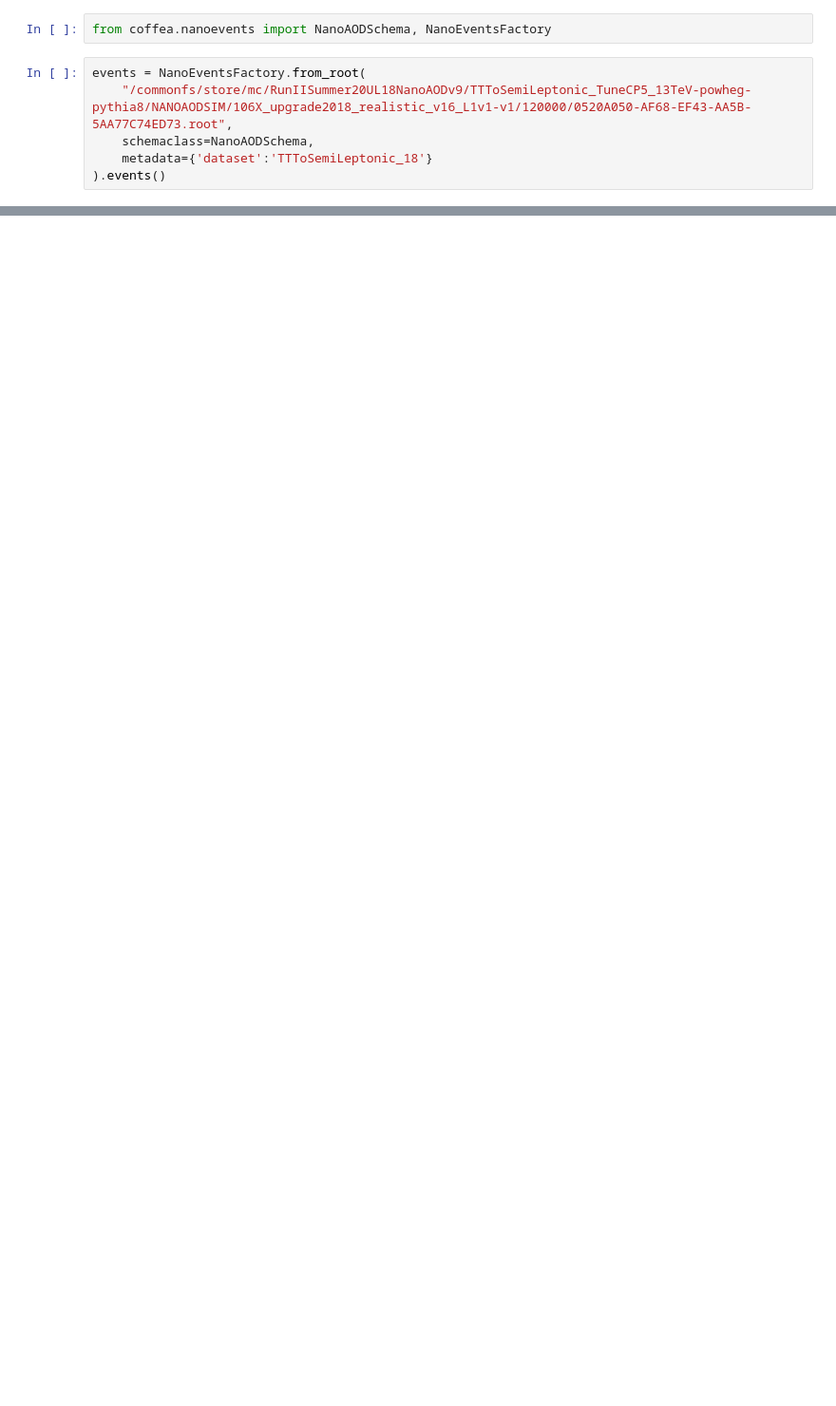
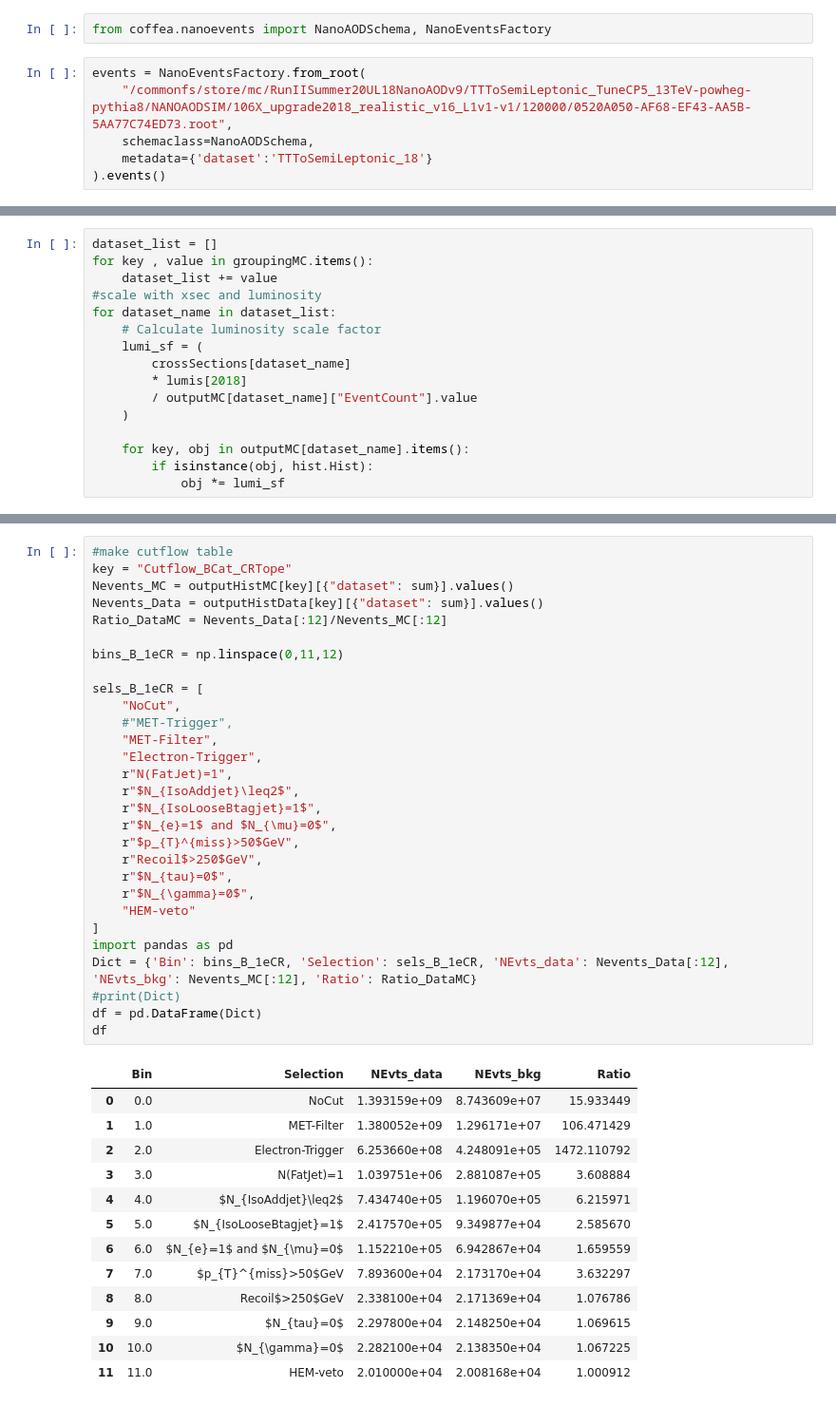
Before and after one commit to prayagyadav/MonoHiggstobbElectronCR, a Jupyter notebook: debug.ipynb, the cells around one changed output, grey strips where cells are left out. Shown at 95% size. Cells and saved outputs as stored; diff of their text form; blank space fills up the shorter version.

```diff
--- a/debug.ipynb
+++ b/debug.ipynb
@@ -60,0 +97,16 @@ events.HLT.fields
+# %%
+dataset_list = []
+for key , value in groupingMC.items():
+    dataset_list += value
+#scale with xsec and luminosity
+for dataset_name in dataset_list:
+    # Calculate luminosity scale factor
+    lumi_sf = (
+        crossSections[dataset_name]
+        * lumis[2018]
+        / outputMC[dataset_name]["EventCount"].value
+    )
+
+    for key, obj in outputMC[dataset_name].items():
+        if isinstance(obj, hist.Hist):
+            obj *= lumi_sf
@@ -60,0 +182,43 @@ events.HLT.fields
+# %%
+#make cutflow table
+key = "Cutflow_BCat_CRTope"
+Nevents_MC = outputHistMC[key][{"dataset": sum}].values()
+Nevents_Data = outputHistData[key][{"dataset": sum}].values()
+Ratio_DataMC = Nevents_Data[:12]/Nevents_MC[:12]
+
+bins_B_1eCR = np.linspace(0,11,12)
+
+sels_B_1eCR = [
+    "NoCut",
+    #"MET-Trigger",
+    "MET-Filter",
+    "Electron-Trigger",
+    r"N(FatJet)=1",
+    r"$N_{IsoAddjet}\leq2$",
+    r"$N_{IsoLooseBtagjet}=1$",
+    r"$N_{e}=1$ and $N_{\mu}=0$",
+    r"$p_{T}^{miss}>50$GeV",
+    r"Recoil$>250$GeV",
+    r"$N_{tau}=0$",
+    r"$N_{\gamma}=0$",
+    "HEM-veto"
+]
+import pandas as pd
+Dict = {'Bin': bins_B_1eCR, 'Selection': sels_B_1eCR, 'NEvts_data': Nevents_Data[:12], 'NEvts_bkg': Nevents_MC[:12], 'Ratio': Ratio_DataMC}
+#print(Dict)
+df = pd.DataFrame(Dict)
+df
+# %% [output]
+|  | Bin | Selection | NEvts_data | NEvts_bkg | Ratio |
+| 0 | 0.0 | NoCut | 1.393159e+09 | 8.743609e+07 | 15.933449 |
+| 1 | 1.0 | MET-Filter | 1.380052e+09 | 1.296171e+07 | 106.471429 |
+| 2 | 2.0 | Electron-Trigger | 6.253660e+08 | 4.248091e+05 | 1472.110792 |
+| 3 | 3.0 | N(FatJet)=1 | 1.039751e+06 | 2.881087e+05 | 3.608884 |
+| 4 | 4.0 | $N_{IsoAddjet}\leq2$ | 7.434740e+05 | 1.196070e+05 | 6.215971 |
+| 5 | 5.0 | $N_{IsoLooseBtagjet}=1$ | 2.417570e+05 | 9.349877e+04 | 2.585670 |
+| 6 | 6.0 | $N_{e}=1$ and $N_{\mu}=0$ | 1.152210e+05 | 6.942867e+04 | 1.659559 |
+| 7 | 7.0 | $p_{T}^{miss}>50$GeV | 7.893600e+04 | 2.173170e+04 | 3.632297 |
+| 8 | 8.0 | Recoil$>250$GeV | 2.338100e+04 | 2.171369e+04 | 1.076786 |
+| 9 | 9.0 | $N_{tau}=0$ | 2.297800e+04 | 2.148250e+04 | 1.069615 |
+| 10 | 10.0 | $N_{\gamma}=0$ | 2.282100e+04 | 2.138350e+04 | 1.067225 |
+| 11 | 11.0 | HEM-veto | 2.010000e+04 | 2.008168e+04 | 1.000912 |
```
Also changed, not shown: parts of 31 cells of this notebook, 5 other files.
